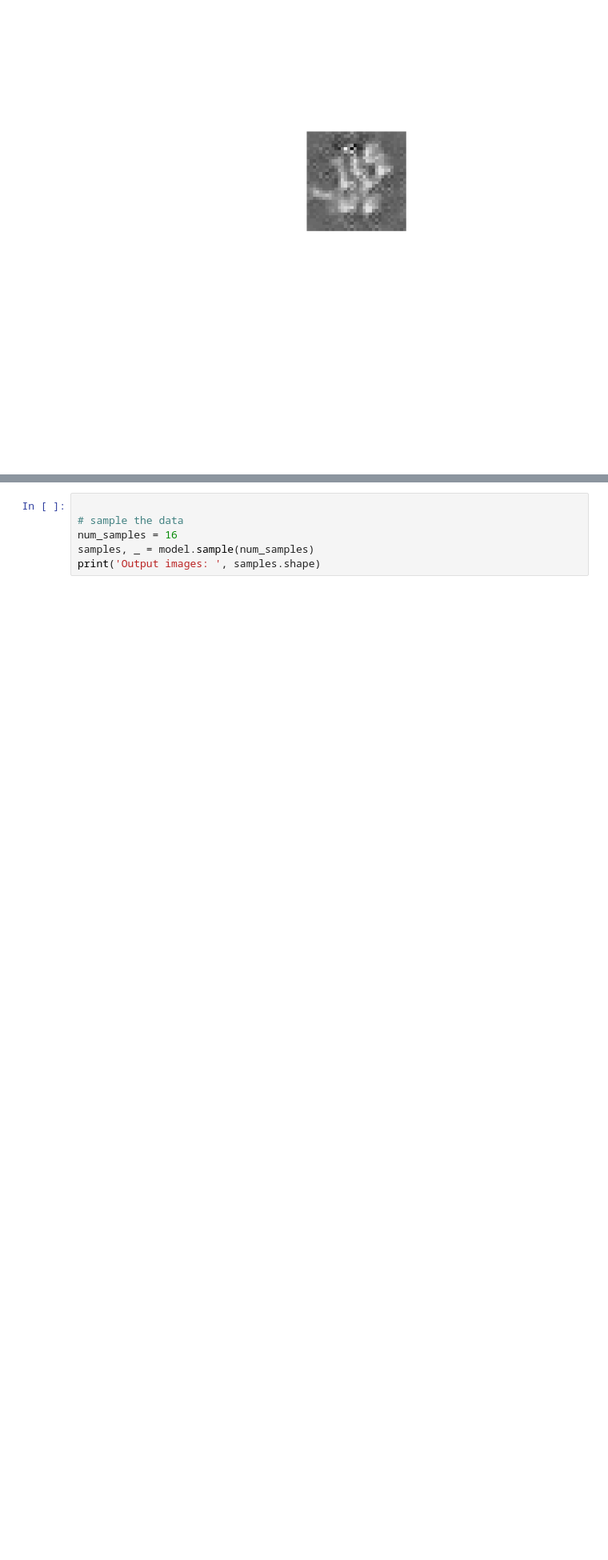
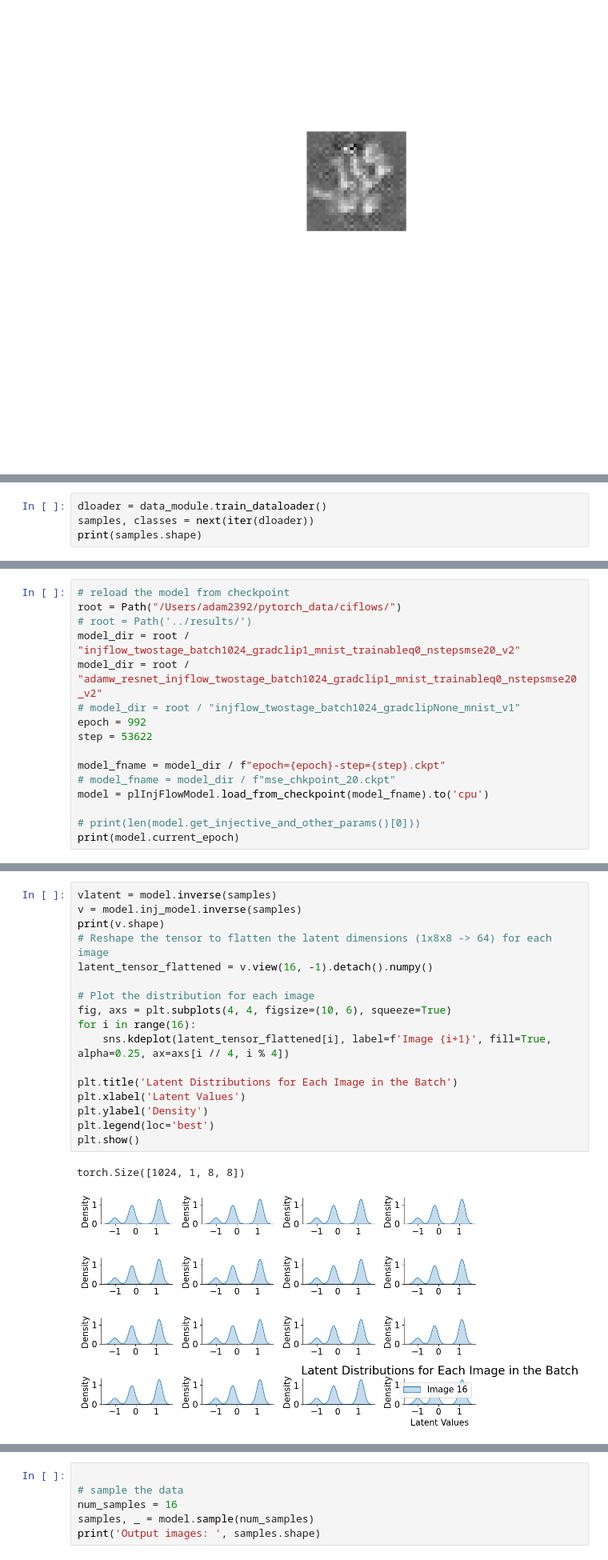
Before and after one commit to adam2392/ciflows, a Jupyter notebook: notebooks/01_injflow_results.ipynb, the cells around one changed output, grey strips where cells are left out. Shown at 80% size. Saved outputs shown, nothing was run; the diff lists cells and outputs as text; blank space fills up the shorter version.

```diff
--- a/notebooks/01_injflow_results.ipynb
+++ b/notebooks/01_injflow_results.ipynb
@@ -217,0 +242,4 @@ plt.show()
+# %%
+dloader = data_module.train_dataloader()
+samples, classes = next(iter(dloader))
+print(samples.shape)
@@ -217,0 +248,16 @@ plt.show()
+# %%
+# reload the model from checkpoint
+root = Path("/Users/adam2392/pytorch_data/ciflows/")
+# root = Path('../results/')
+model_dir = root / "injflow_twostage_batch1024_gradclip1_mnist_trainableq0_nstepsmse20_v2"
+model_dir = root / "adamw_resnet_injflow_twostage_batch1024_gradclip1_mnist_trainableq0_nstepsmse20_v2"
+# model_dir = root / "injflow_twostage_batch1024_gradclipNone_mnist_v1"
+epoch = 992
+step = 53622
+
+model_fname = model_dir / f"epoch={epoch}-step={step}.ckpt"
+# model_fname = model_dir / f"mse_chkpoint_20.ckpt"
+model = plInjFlowModel.load_from_checkpoint(model_fname).to('cpu')
+
+# print(len(model.get_injective_and_other_params()[0]))
+print(model.current_epoch)
@@ -217,0 +287,20 @@ plt.show()
+# %%
+vlatent = model.inverse(samples)
+v = model.inj_model.inverse(samples)
+print(v.shape)
+# Reshape the tensor to flatten the latent dimensions (1x8x8 -> 64) for each image
+latent_tensor_flattened = v.view(16, -1).detach().numpy()
+
+# Plot the distribution for each image
+fig, axs = plt.subplots(4, 4, figsize=(10, 6), squeeze=True)
+for i in range(16):
+    sns.kdeplot(latent_tensor_flattened[i], label=f'Image {i+1}', fill=True, alpha=0.25, ax=axs[i // 4, i % 4])
+
+plt.title('Latent Distributions for Each Image in the Batch')
+plt.xlabel('Latent Values')
+plt.ylabel('Density')
+plt.legend(loc='best')
+plt.show()
+# %% [output]
+torch.Size([1024, 1, 8, 8])
+[figure, added]
```
Also changed, not shown: parts of 14 cells of this notebook, 4 other files.
